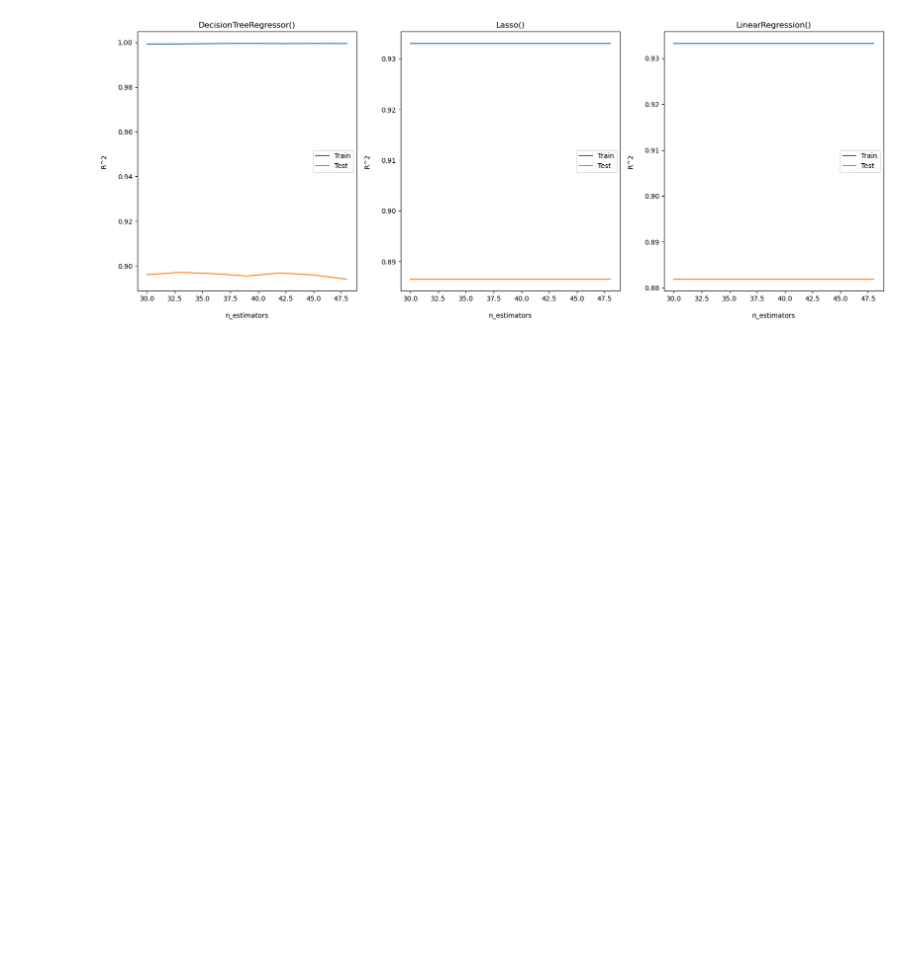
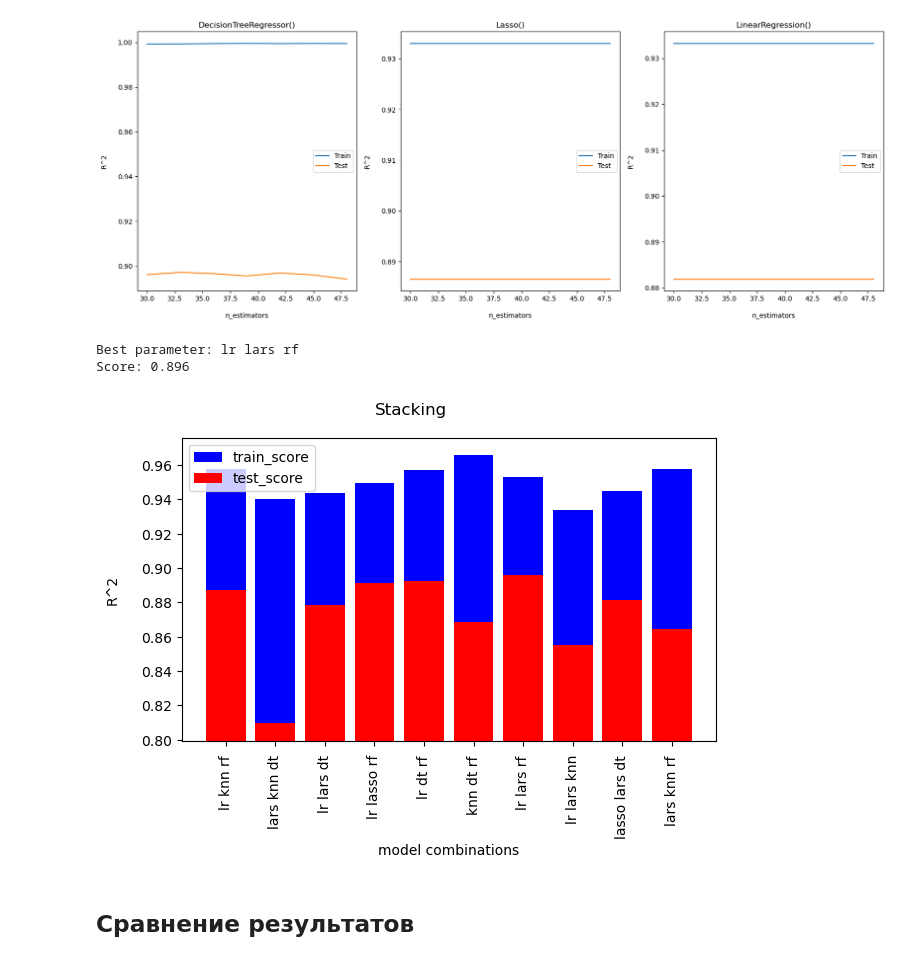
Before and after one commit to fongradnastya/data_analysis5, a Jupyter notebook: notebooks/work5.ipynb, the cells around one changed output. Drawn from its saved outputs; the diff is of its cells as text; code cells hidden in the pictures; blank space fills up the shorter version.

```diff
--- a/notebooks/work5.ipynb
+++ b/notebooks/work5.ipynb
@@ -371,3 +388,20 @@ Score: 0.8971107616494116
 build_graph(parameters["n_estimators"], train_acc, test_acc, estimators, is_regression=True)
 # %% [output]
 [figure]
+# %%
+estimators = [
+    ('lr', LinearRegression()),
+    ('lasso', Lasso()),
+    ('lars', Lars()),
+    ('knn', KNeighborsRegressor()),
+    ('dt', DecisionTreeRegressor()),
+    ('rf', RandomForestRegressor())
+]
+# %%
+score_s_r = create_stacking_model(estimators, is_regression=True, samples_cnt=10)
+# %% [output]
+Best parameter: lr lars rf
+Score: 0.896
+[figure, added]
+# %% [markdown]
+## Сравнение результатов
```
Also changed, not shown: parts of 20 cells of this notebook.
